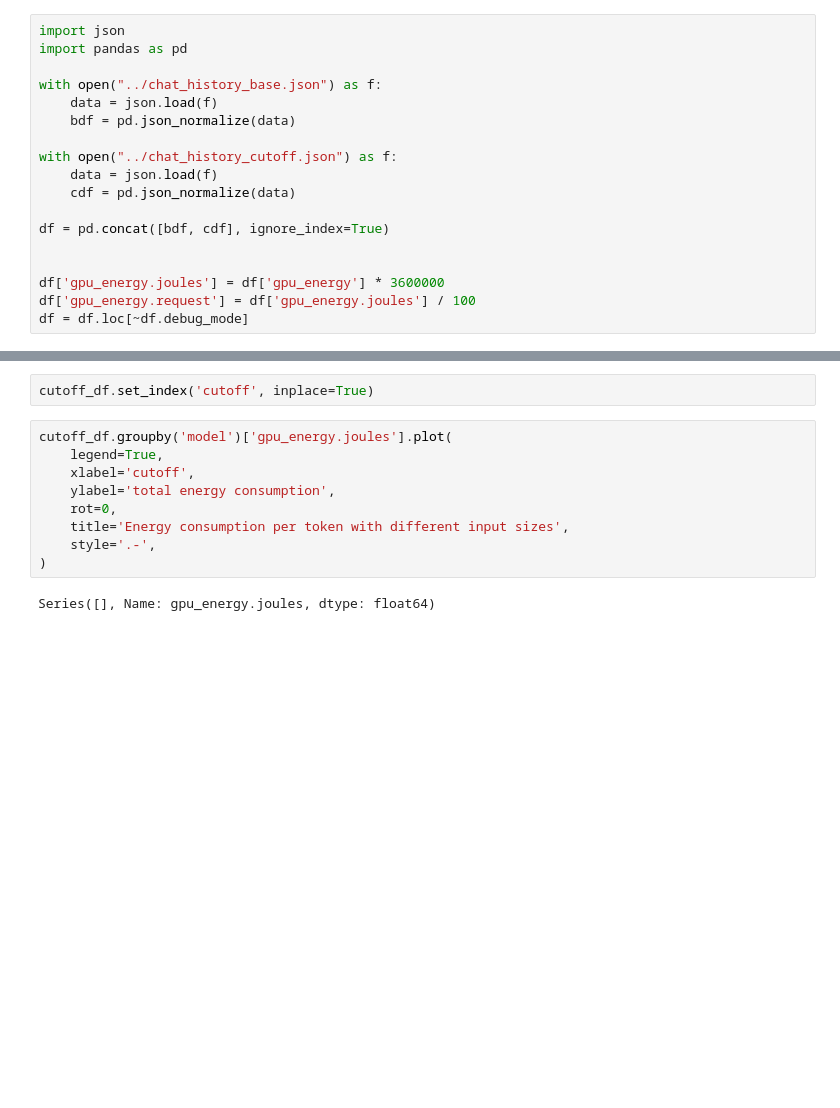
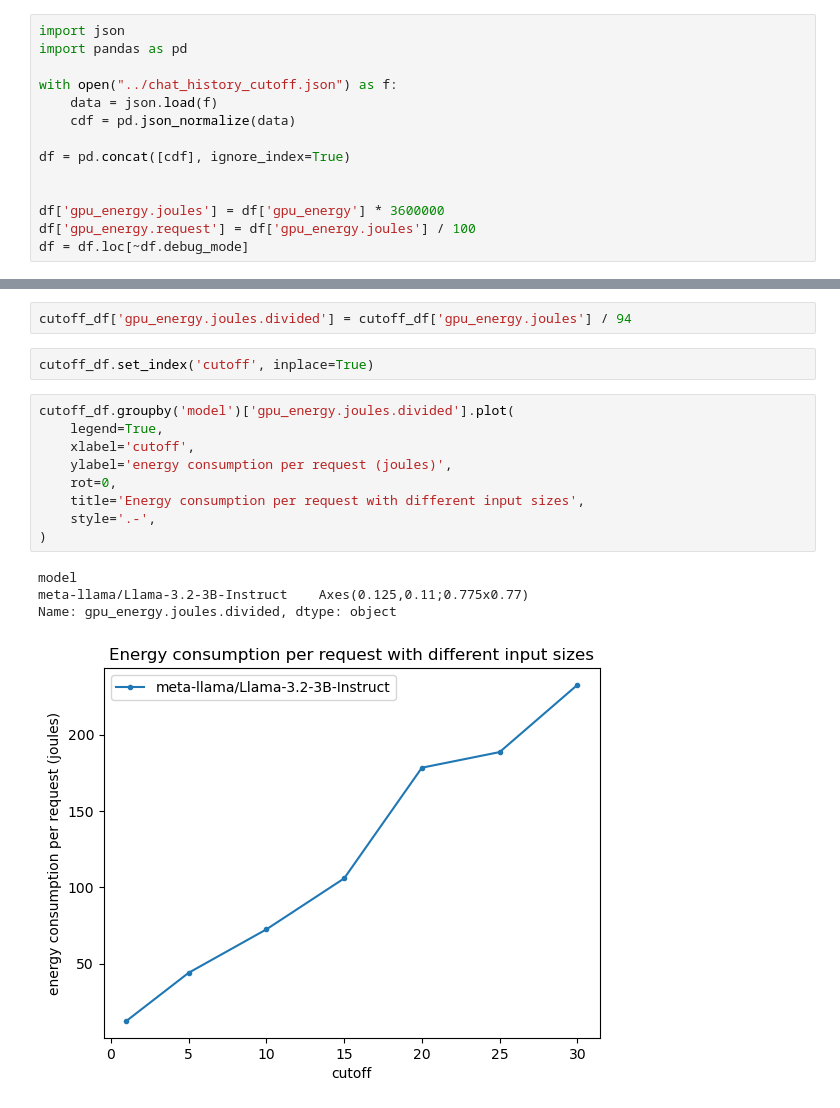
Before and after one commit to Q42/green.ai, a Jupyter notebook: results/graphs/chat_history.ipynb, the cells around one changed output, grey strips where cells are left out. Saved outputs shown, nothing was run; the diff lists cells and outputs as text; blank space fills up the shorter version.

Commit message:
change chat history graph axis descriptions

```diff
--- a/results/graphs/chat_history.ipynb
+++ b/results/graphs/chat_history.ipynb
@@ -1,16 +1,12 @@
 # %%
 import json
 import pandas as pd
-
-with open("../chat_history_base.json") as f:
-    data = json.load(f)
-    bdf = pd.json_normalize(data)
 
 with open("../chat_history_cutoff.json") as f:
     data = json.load(f)
     cdf = pd.json_normalize(data)
 
-df = pd.concat([bdf, cdf], ignore_index=True)
+df = pd.concat([cdf], ignore_index=True)
 
 
 df['gpu_energy.joules'] = df['gpu_energy'] * 3600000
@@ -18,16 +14,21 @@ df['gpu_energy.request'] = df['gpu_energy.joules'] / 100
 df = df.loc[~df.debug_mode]
 # %%
 cutoff_df = df.dropna(subset=['cutoff'])
+# %%
+cutoff_df['gpu_energy.joules.divided'] = cutoff_df['gpu_energy.joules'] / 94
 # %%
 cutoff_df.set_index('cutoff', inplace=True)
 # %%
-cutoff_df.groupby('model')['gpu_energy.joules'].plot(
+cutoff_df.groupby('model')['gpu_energy.joules.divided'].plot(
     legend=True,
     xlabel='cutoff',
-    ylabel='total energy consumption',
+    ylabel='energy consumption per request (joules)',
     rot=0,
-    title='Energy consumption per token with different input sizes',
+    title='Energy consumption per request with different input sizes',
     style='.-',
 )
 # %% [output]
-Series([], Name: gpu_energy.joules, dtype: float64)
+model
+meta-llama/Llama-3.2-3B-Instruct    Axes(0.125,0.11;0.775x0.77)
+Name: gpu_energy.joules.divided, dtype: object
+[figure, added]
```
Also changed, not shown: parts of 1 cell of this notebook.
